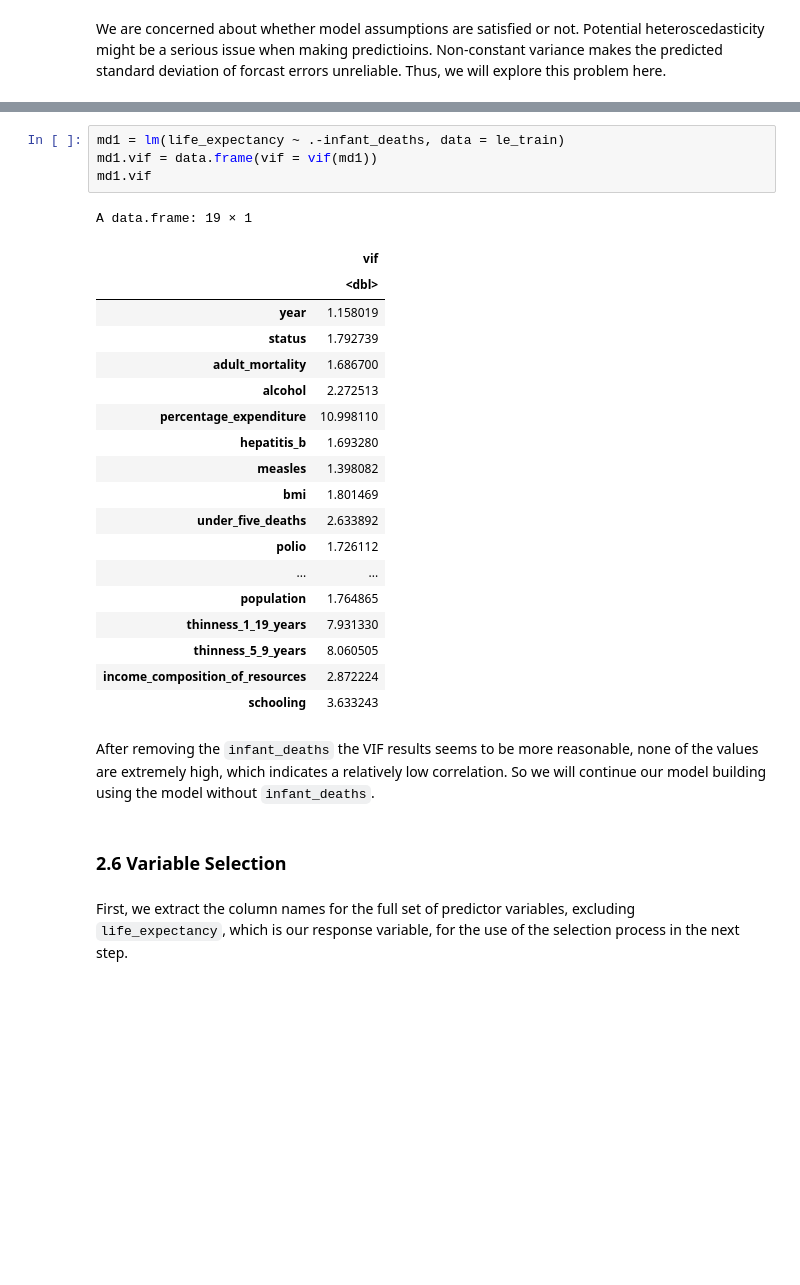
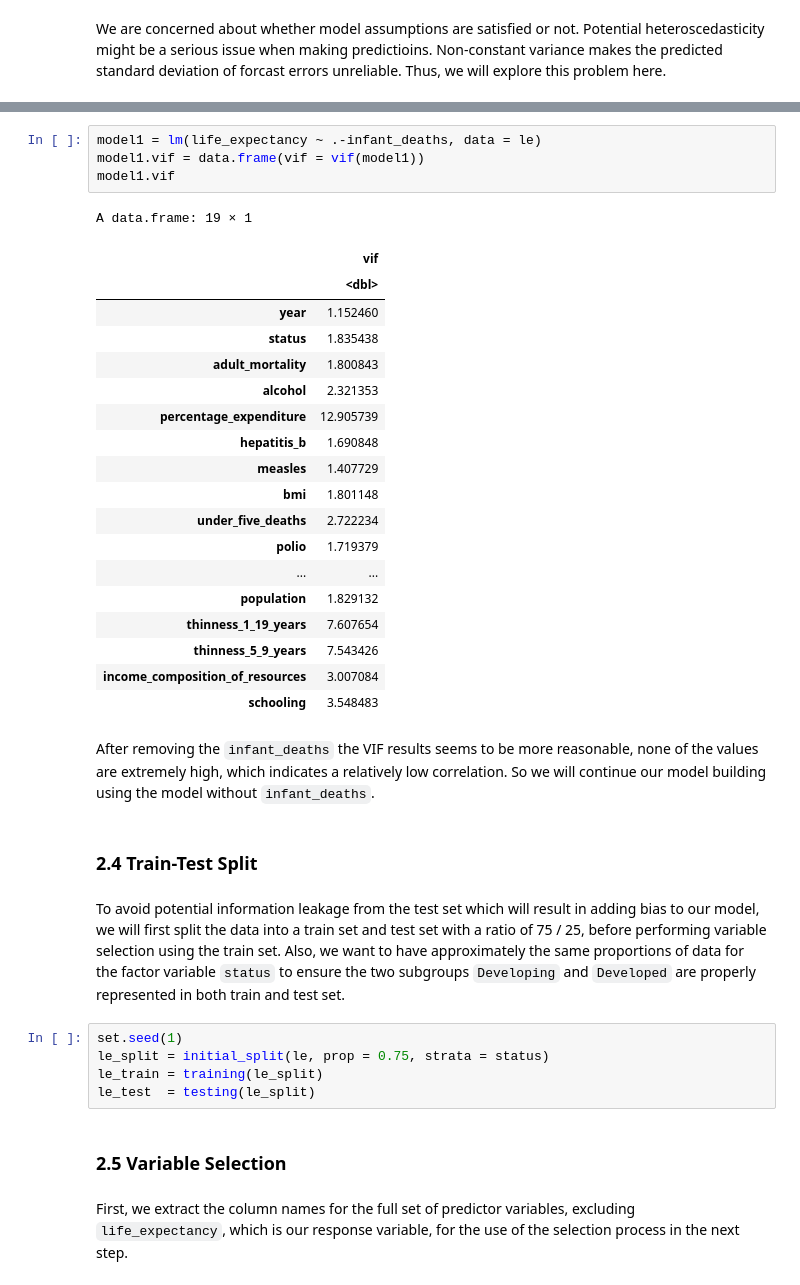
Before and after one commit to fionawang-yf/STAT301-LifeExpectancy, a Jupyter notebook: STAT301-Group1-Report.ipynb, the cells around one changed output, grey strips where cells are left out. Cells and saved outputs as stored; diff of their text form; blank space fills up the shorter version.

```diff
--- a/STAT301-Group1-Report.ipynb
+++ b/STAT301-Group1-Report.ipynb
@@ -337,31 +299,40 @@ The VIF result of covariates `infant_deaths` and `under_five_deaths` are signifi
 # %%
-md1 = lm(life_expectancy ~ .-infant_deaths, data = le_train)
-md1.vif = data.frame(vif = vif(md1))
-md1.vif
+model1 = lm(life_expectancy ~ .-infant_deaths, data = le)
+model1.vif = data.frame(vif = vif(model1))
+model1.vif
 # %% [output]
 A data.frame: 19 × 1
 |  | vif |
 |  | <dbl> |
-| year | 1.158019 |
-| status | 1.792739 |
-| adult_mortality | 1.686700 |
-| alcohol | 2.272513 |
-| percentage_expenditure | 10.998110 |
-| hepatitis_b | 1.693280 |
-| measles | 1.398082 |
-| bmi | 1.801469 |
-| under_five_deaths | 2.633892 |
-| polio | 1.726112 |
+| year | 1.152460 |
+| status | 1.835438 |
+| adult_mortality | 1.800843 |
+| alcohol | 2.321353 |
+| percentage_expenditure | 12.905739 |
+| hepatitis_b | 1.690848 |
+| measles | 1.407729 |
+| bmi | 1.801148 |
+| under_five_deaths | 2.722234 |
+| polio | 1.719379 |
 | ... | ... |
-| population | 1.764865 |
-| thinness_1_19_years | 7.931330 |
-| thinness_5_9_years | 8.060505 |
-| income_composition_of_resources | 2.872224 |
-| schooling | 3.633243 |
+| population | 1.829132 |
+| thinness_1_19_years | 7.607654 |
+| thinness_5_9_years | 7.543426 |
+| income_composition_of_resources | 3.007084 |
+| schooling | 3.548483 |
 # %% [markdown]
 After removing the `infant_deaths` the VIF results seems to be more reasonable, none of the values are extremely high, which indicates a relatively low correlation. So we will continue our model building using the model without `infant_deaths`.
+# %% [markdown]
+### 2.4 Train-Test Split
+# %% [markdown]
+To avoid potential information leakage from the test set which will result in adding bias to our model, we will first split the data into a train set and test set with a ratio of 75 / 25, before performing variable selection using the train set. Also, we want to have approximately the same proportions of data for the factor variable `status` to ensure the two subgroups `Developing` and `Developed` are properly represented in both train and test set.
+# %%
+set.seed(1)
+le_split = initial_split(le, prop = 0.75, strata = status)
+le_train = training(le_split)
+le_test  = testing(le_split)
 # %% [markdown]
-### 2.6 Variable Selection
+### 2.5 Variable Selection
 # %% [markdown]
 First, we extract the column names for the full set of predictor variables, excluding `life_expectancy`, which is our response variable, for the use of the selection process in the next step.
 # %%
```
Also changed, not shown: parts of 27 cells of this notebook.
